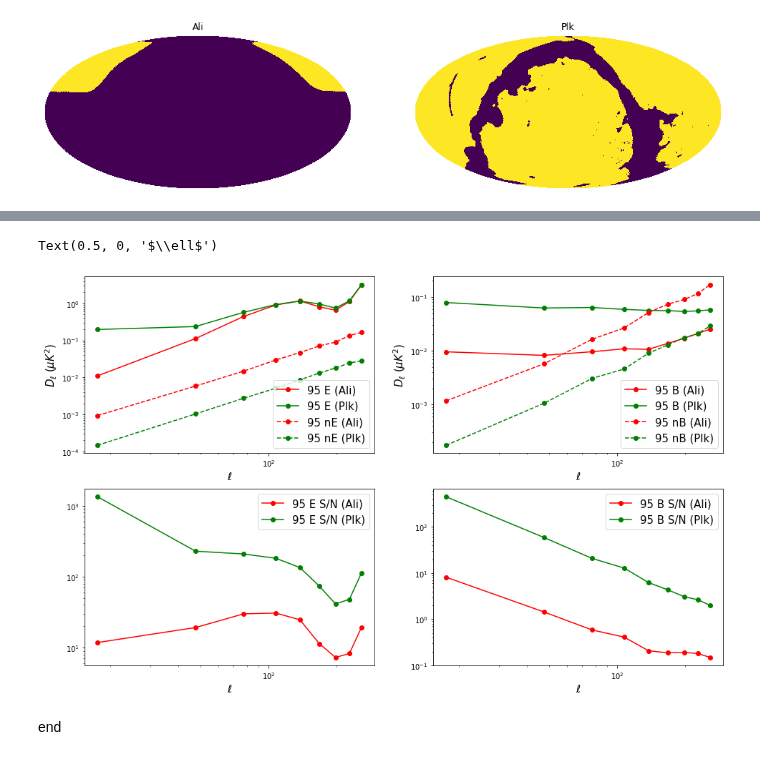
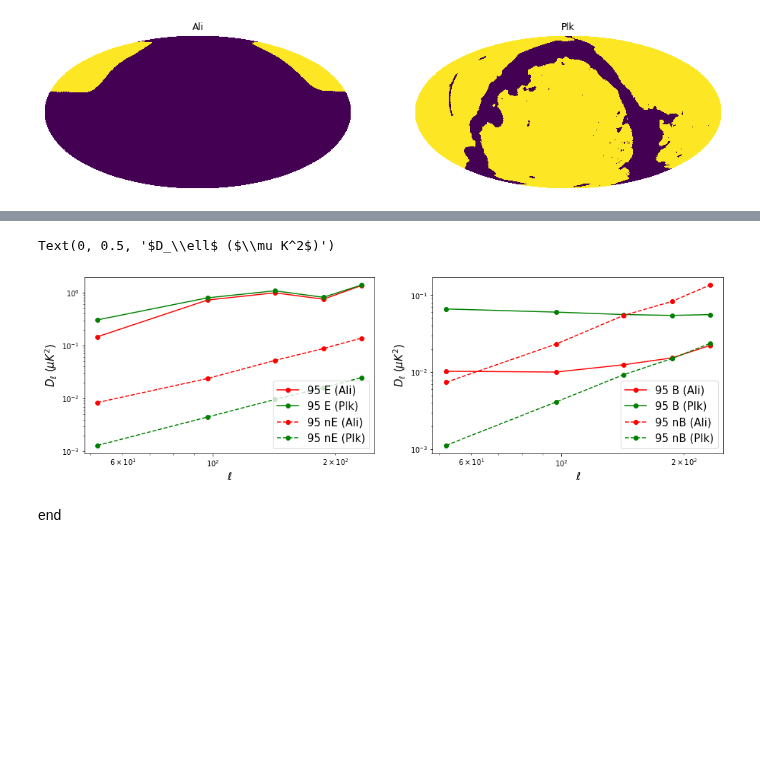
Before and after one commit to gioacchinowang/afra, a Jupyter notebook: tutorials/tutorial00.ipynb, the cells around one changed output, grey strips where cells are left out. Saved outputs shown, nothing was run; the diff lists cells and outputs as text; code cells hidden in the pictures; blank space fills up the shorter version.

```diff
--- a/tutorials/tutorial00.ipynb
+++ b/tutorials/tutorial00.ipynb
@@ -14,9 +14,9 @@ warnings.filterwarnings('ignore')
 
 NSIDE = 128
 NPIX = 12*NSIDE**2
-PSBIN = 30
+PSBIN = 6
 APOSCALE = 6.
-LMIN = 3
+LMIN = 30
 LMAX = 300
 
 cmb_cl = hp.read_cl('./data/camb_cls.fits')
@@ -106,50 +90,34 @@ ali95neb = aliest.autoBP(nmap95)
 plkest = pstimator(nside=NSIDE,mask=plkmask,aposcale=APOSCALE,psbin=PSBIN,lmin=LMIN,lmax=LMAX,targets='EB')
 plk95eb = plkest.autoBP(map95)
 plk95neb = plkest.autoBP(nmap95)
 
 ###
 
 fig = plt.figure(figsize=(16,10))
 
 ax1 = fig.add_subplot(221)
 ax1.plot(ali95eb[0],ali95eb[1],'r-',marker='o',label='95 E (Ali)')
 ax1.plot(plk95eb[0],plk95eb[1],'g-',marker='o',label='95 E (Plk)')
 ax1.plot(ali95neb[0],ali95neb[1],'r--',marker='o',label='95 nE (Ali)')
 ax1.plot(plk95neb[0],plk95neb[1],'g--',marker='o',label='95 nE (Plk)')
 ax1.set_xscale('log')
 ax1.set_yscale('log')
 ax1.legend(loc=4,fontsize=15)
 ax1.set_xlabel(r'$\ell$',fontsize=15)
 ax1.set_ylabel(r'$D_\ell$ ($\mu K^2$)',fontsize=15)
 
 ax2 = fig.add_subplot(222)
 ax2.plot(ali95eb[0],ali95eb[2],'r-',marker='o',label='95 B (Ali)')
 ax2.plot(plk95eb[0],plk95eb[2],'g-',marker='o',label='95 B (Plk)')
 ax2.plot(ali95neb[0],ali95neb[2],'r--',marker='o',label='95 nB (Ali)')
 ax2.plot(plk95neb[0],plk95neb[2],'g--',marker='o',label='95 nB (Plk)')
 ax2.set_xscale('log')
 ax2.set_yscale('log')
 ax2.legend(loc=4,fontsize=15)
 ax2.set_xlabel(r'$\ell$',fontsize=15)
 ax2.set_ylabel(r'$D_\ell$ ($\mu K^2$)',fontsize=15)
-
-ax3 = fig.add_subplot(223)
-ax3.plot(ali95eb[0],ali95eb[1]/ali95neb[1],'r-',marker='o',label='95 E S/N (Ali)')
-ax3.plot(plk95eb[0],plk95eb[1]/plk95neb[1],'g-',marker='o',label='95 E S/N (Plk)')
-ax3.set_xscale('log')
-ax3.set_yscale('log')
-ax3.legend(loc=1,fontsize=15)
-ax3.set_xlabel(r'$\ell$',fontsize=15)
-
-ax4 = fig.add_subplot(224)
-ax4.plot(ali95eb[0],ali95eb[2]/ali95neb[2],'r-',marker='o',label='95 B S/N (Ali)')
-ax4.plot(plk95eb[0],plk95eb[2]/plk95neb[2],'g-',marker='o',label='95 B S/N (Plk)')
-ax4.set_xscale('log')
-ax4.set_yscale('log')
-ax4.legend(loc=1,fontsize=15)
-ax4.set_xlabel(r'$\ell$',fontsize=15)
 # %% [output]
-Text(0.5, 0, '$\\ell$')
+Text(0, 0.5, '$D_\\ell$ ($\\mu K^2$)')
-[figure, old version]
+[figure, new version]
 # %% [markdown]
 end
```
Also changed, not shown: parts of 1 cell of this notebook, 24 other files.
